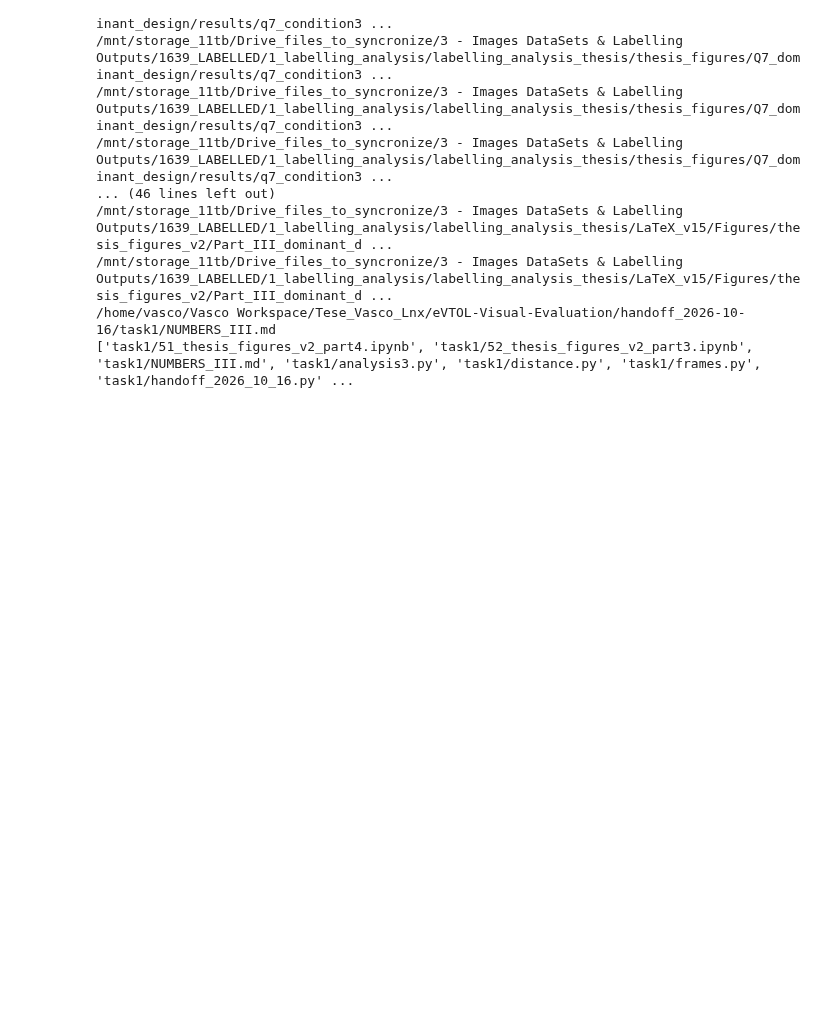
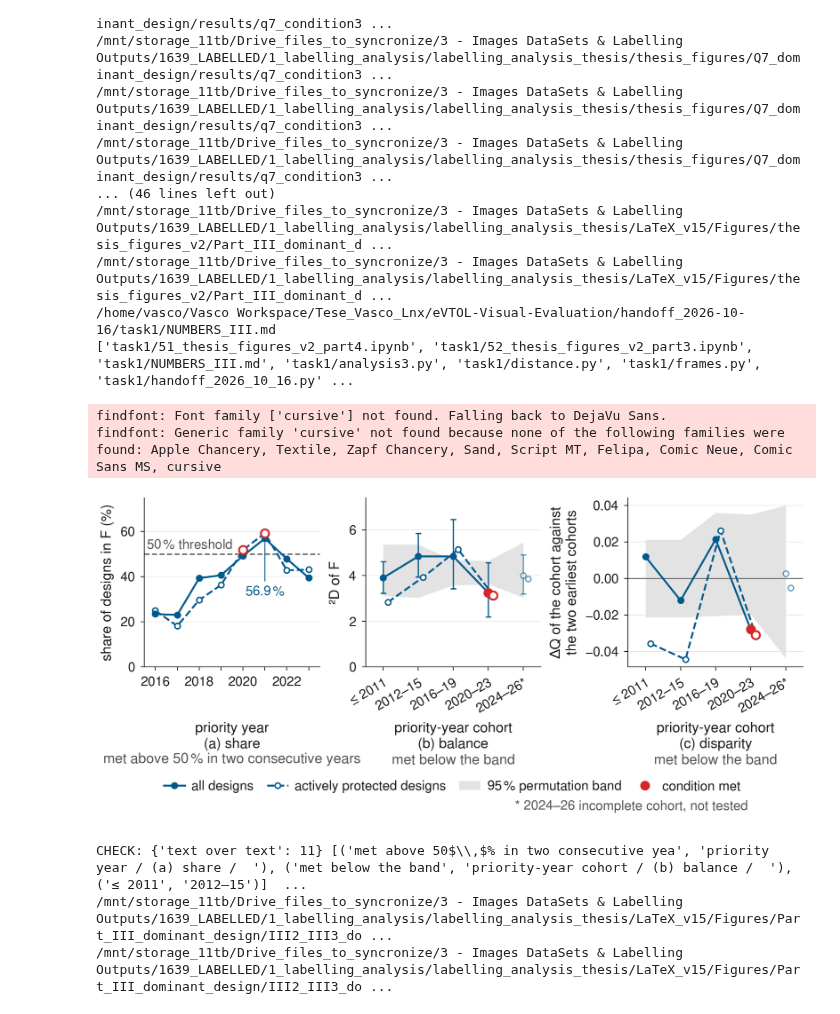
Before and after one commit to vascoslopes272/eVTOL-Visual-Evaluation, a Jupyter notebook: labeling_evaluation/notebooks/52_thesis_figures_v2_part3.ipynb, the cells around one changed output. Cells and saved outputs as stored; diff of their text form; code cells hidden in the pictures; blank space fills up the shorter version.

```diff
--- a/labeling_evaluation/notebooks/52_thesis_figures_v2_part3.ipynb
+++ b/labeling_evaluation/notebooks/52_thesis_figures_v2_part3.ipynb
@@ -451,3 +451,21 @@ print(ho.listing('task1') + ho.listing('task3'))
 /mnt/storage_11tb/Drive_files_to_syncronize/3 - Images DataSets & Labelling Outputs/1639_LABELLED/1_labelling_analysis/labelling_analysis_thesis/LaTeX_v15/Figures/thesis_figures_v2/Part_III_dominant_d ...
 /home/vasco/Vasco Workspace/Tese_Vasco_Lnx/eVTOL-Visual-Evaluation/handoff_2026-10-16/task1/NUMBERS_III.md
 ['task1/51_thesis_figures_v2_part4.ipynb', 'task1/52_thesis_figures_v2_part3.ipynb', 'task1/NUMBERS_III.md', 'task1/analysis3.py', 'task1/distance.py', 'task1/frames.py', 'task1/handoff_2026_10_16.py' ...
+# %%
+# 2026-10-31 re-export (Analysis III review): Fig 4.11, panel (c) y label "ΔQ of the cohort" (condition 3 is computed on the
+# whole cohort). Written to thesis_figures_v2 by show(), then copied to LaTeX_v15 (as README 2026-10-29). Nothing else changes.
+import shutil
+from viz import thesis_latex_part3 as hand
+show('q7_family_conditions')
+it = next(i for i in v2.ITEMS if i['name'] == 'q7_family_conditions')
+dst = hand.root(cfg) / 'Figures' / 'Part_III_dominant_design' / it['group'] / it['role']
+for ext in ('pdf', 'png'):
+    shutil.copy2(OUT / it['group'] / it['role'] / f'q7_family_conditions.{ext}', dst / f'q7_family_conditions.{ext}')
+    print(dst / f'q7_family_conditions.{ext}')
+# %% [output]
+findfont: Font family ['cursive'] not found. Falling back to DejaVu Sans.
+findfont: Generic family 'cursive' not found because none of the following families were found: Apple Chancery, Textile, Zapf Chancery, Sand, Script MT, Felipa, Comic Neue, Comic Sans MS, cursive
+[figure, added]
+CHECK: {'text over text': 11} [('met above 50$\\,$% in two consecutive yea', 'priority year / (a) share /  '), ('met below the band', 'priority-year cohort / (b) balance /  '), ('≤ 2011', '2012–15')]  ...
+/mnt/storage_11tb/Drive_files_to_syncronize/3 - Images DataSets & Labelling Outputs/1639_LABELLED/1_labelling_analysis/labelling_analysis_thesis/LaTeX_v15/Figures/Part_III_dominant_design/III2_III3_do ...
+/mnt/storage_11tb/Drive_files_to_syncronize/3 - Images DataSets & Labelling Outputs/1639_LABELLED/1_labelling_analysis/labelling_analysis_thesis/LaTeX_v15/Figures/Part_III_dominant_design/III2_III3_do ...
```
Also changed, not shown: 17 other files.
